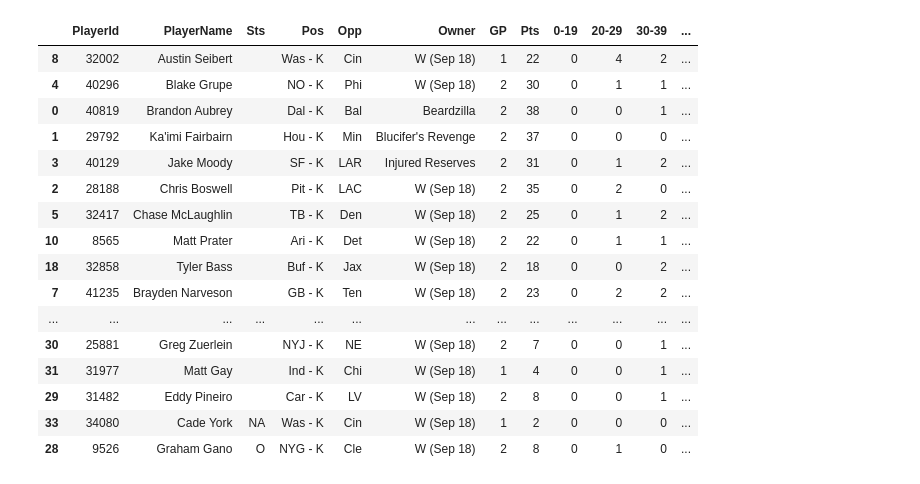
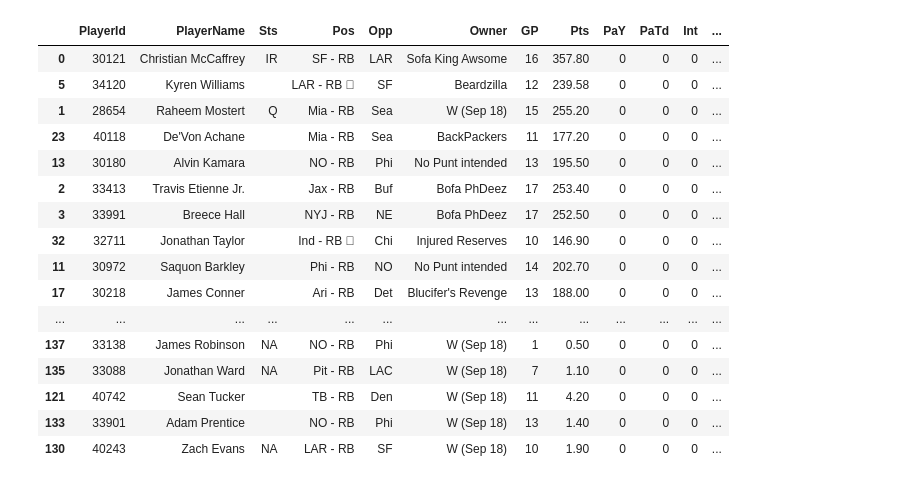
Before and after one commit to mattaschmann/ffanalyze, a Jupyter notebook: notebooks/ffstats.ipynb, the cells around one changed output. Saved outputs shown, nothing was run; the diff lists cells and outputs as text; code cells hidden in the pictures.

```diff
--- a/notebooks/ffstats.ipynb
+++ b/notebooks/ffstats.ipynb
@@ -1,32 +1,32 @@
 # %%
 import sys
 import pandas as pd
 
 sys.path.append('../src/')
 
 from ffanalyze.pos_player_stats import sheet, style_sheet, Position
-pos = Position.K
+pos = Position.RB
 pos_sheet = sheet(pos).sort_values(by='Zval', ascending=False)
 style_sheet(pos_sheet, pos)
 
 # from ffanalyze import k_stats
 # k_sheet = k_stats.sheet().sort_values(by='ExPt', ascending=False)
 # k_sheet
 # %% [output]
-|  | PlayerId | PlayerName | Sts | Pos | Opp | Owner | GP | Pts | 0-19 | 20-29 | 30-39 | ... |
-| 8 | 32002 | Austin Seibert |  | Was - K | Cin | W (Sep 18) | 1 | 22 | 0 | 4 | 2 | ... |
-| 4 | 40296 | Blake Grupe |  | NO - K | Phi | W (Sep 18) | 2 | 30 | 0 | 1 | 1 | ... |
-| 0 | 40819 | Brandon Aubrey |  | Dal - K | Bal | Beardzilla | 2 | 38 | 0 | 0 | 1 | ... |
-| 1 | 29792 | Ka'imi Fairbairn |  | Hou - K | Min | Blucifer's Revenge | 2 | 37 | 0 | 0 | 0 | ... |
-| 3 | 40129 | Jake Moody |  | SF - K | LAR | Injured Reserves | 2 | 31 | 0 | 1 | 2 | ... |
-| 2 | 28188 | Chris Boswell |  | Pit - K | LAC | W (Sep 18) | 2 | 35 | 0 | 2 | 0 | ... |
-| 5 | 32417 | Chase McLaughlin |  | TB - K | Den | W (Sep 18) | 2 | 25 | 0 | 1 | 2 | ... |
-| 10 | 8565 | Matt Prater |  | Ari - K | Det | W (Sep 18) | 2 | 22 | 0 | 1 | 1 | ... |
-| 18 | 32858 | Tyler Bass |  | Buf - K | Jax | W (Sep 18) | 2 | 18 | 0 | 0 | 2 | ... |
-| 7 | 41235 | Brayden Narveson |  | GB - K | Ten | W (Sep 18) | 2 | 23 | 0 | 2 | 2 | ... |
+|  | PlayerId | PlayerName | Sts | Pos | Opp | Owner | GP | Pts | PaY | PaTd | Int | ... |
+| 0 | 30121 | Christian McCaffrey | IR | SF - RB | LAR | Sofa King Awsome | 16 | 357.80 | 0 | 0 | 0 | ... |
+| 5 | 34120 | Kyren Williams |  | LAR - RB  | SF | Beardzilla | 12 | 239.58 | 0 | 0 | 0 | ... |
+| 1 | 28654 | Raheem Mostert | Q | Mia - RB | Sea | W (Sep 18) | 15 | 255.20 | 0 | 0 | 0 | ... |
+| 23 | 40118 | De'Von Achane |  | Mia - RB | Sea | BackPackers | 11 | 177.20 | 0 | 0 | 0 | ... |
+| 13 | 30180 | Alvin Kamara |  | NO - RB | Phi | No Punt intended | 13 | 195.50 | 0 | 0 | 0 | ... |
+| 2 | 33413 | Travis Etienne Jr. |  | Jax - RB | Buf | Bofa PhDeez | 17 | 253.40 | 0 | 0 | 0 | ... |
+| 3 | 33991 | Breece Hall |  | NYJ - RB | NE | Bofa PhDeez | 17 | 252.50 | 0 | 0 | 0 | ... |
+| 32 | 32711 | Jonathan Taylor |  | Ind - RB  | Chi | Injured Reserves | 10 | 146.90 | 0 | 0 | 0 | ... |
+| 11 | 30972 | Saquon Barkley |  | Phi - RB | NO | No Punt intended | 14 | 202.70 | 0 | 0 | 0 | ... |
+| 17 | 30218 | James Conner |  | Ari - RB | Det | Blucifer's Revenge | 13 | 188.00 | 0 | 0 | 0 | ... |
 | ... | ... | ... | ... | ... | ... | ... | ... | ... | ... | ... | ... | ... |
-| 30 | 25881 | Greg Zuerlein |  | NYJ - K | NE | W (Sep 18) | 2 | 7 | 0 | 0 | 1 | ... |
-| 31 | 31977 | Matt Gay |  | Ind - K | Chi | W (Sep 18) | 1 | 4 | 0 | 0 | 1 | ... |
-| 29 | 31482 | Eddy Pineiro |  | Car - K | LV | W (Sep 18) | 2 | 8 | 0 | 0 | 1 | ... |
-| 33 | 34080 | Cade York | NA | Was - K | Cin | W (Sep 18) | 1 | 2 | 0 | 0 | 0 | ... |
-| 28 | 9526 | Graham Gano | O | NYG - K | Cle | W (Sep 18) | 2 | 8 | 0 | 1 | 0 | ... |
+| 137 | 33138 | James Robinson | NA | NO - RB | Phi | W (Sep 18) | 1 | 0.50 | 0 | 0 | 0 | ... |
+| 135 | 33088 | Jonathan Ward | NA | Pit - RB | LAC | W (Sep 18) | 7 | 1.10 | 0 | 0 | 0 | ... |
+| 121 | 40742 | Sean Tucker |  | TB - RB | Den | W (Sep 18) | 11 | 4.20 | 0 | 0 | 0 | ... |
+| 133 | 33901 | Adam Prentice |  | NO - RB | Phi | W (Sep 18) | 13 | 1.40 | 0 | 0 | 0 | ... |
+| 130 | 40243 | Zach Evans | NA | LAR - RB | SF | W (Sep 18) | 10 | 1.90 | 0 | 0 | 0 | ... |
```
Also changed, not shown: 1 other file.
